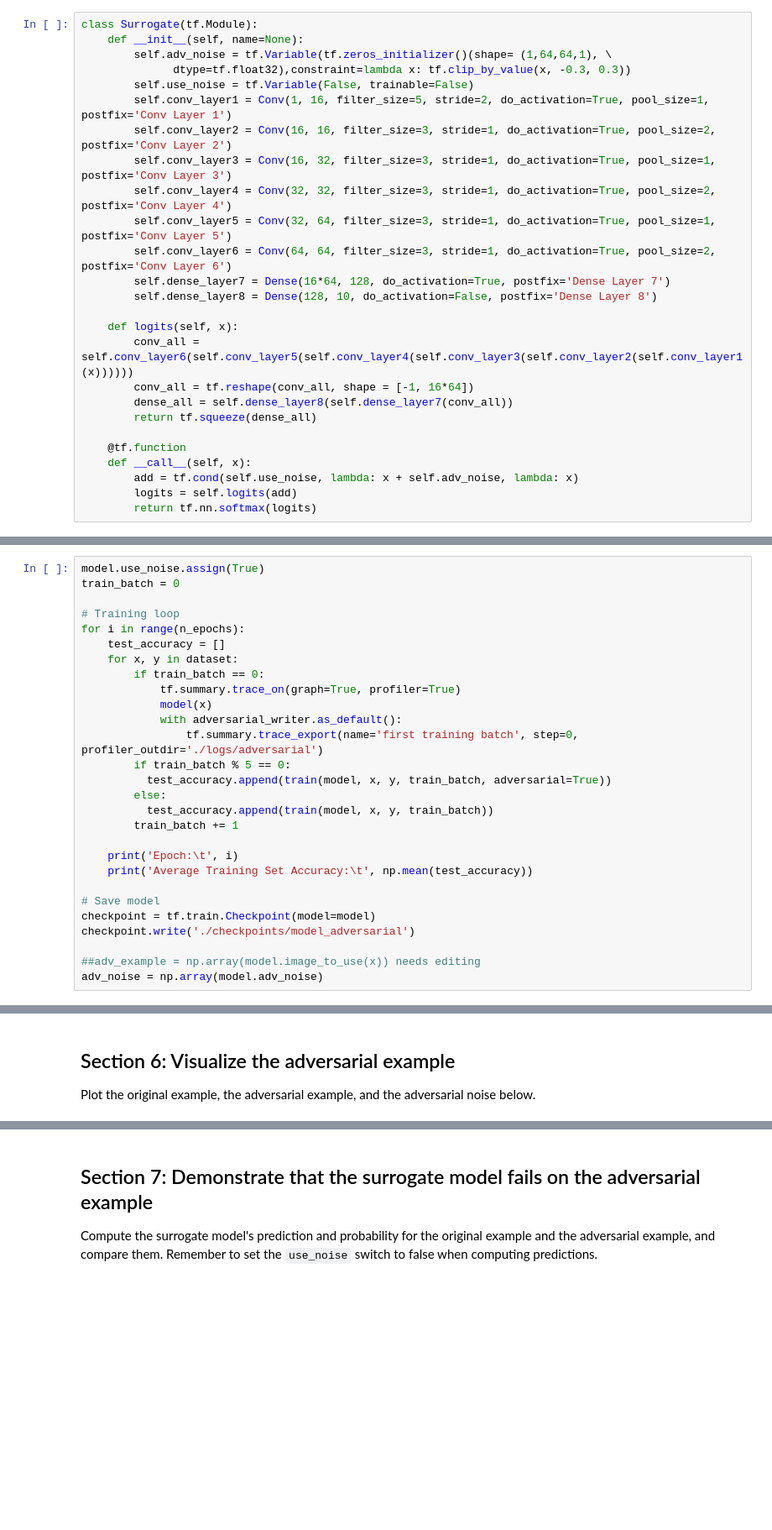
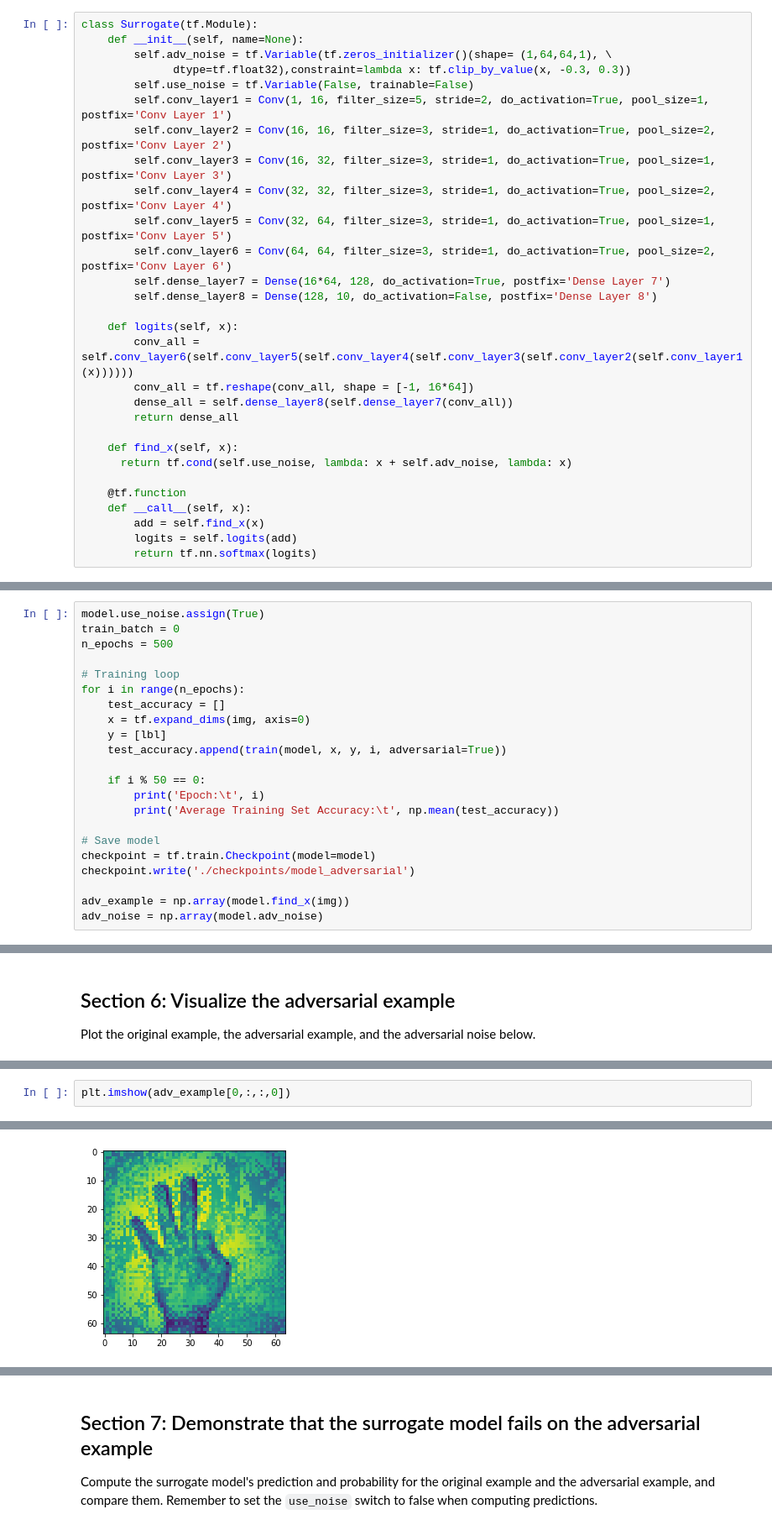
Before and after one commit to dtaylor211/cs12-tensorflow, a Jupyter notebook: labs/lab_5_adversarial_examples/lab_5.ipynb, the cells around one changed output, grey strips where cells are left out. Shown at 84% size. Drawn from its saved outputs; the diff is of its cells as text; blank space fills up the shorter version.

```diff
--- a/labs/lab_5_adversarial_examples/lab_5.ipynb
+++ b/labs/lab_5_adversarial_examples/lab_5.ipynb
@@ -323,11 +323,14 @@ class Surrogate(tf.Module):
         conv_all = self.conv_layer6(self.conv_layer5(self.conv_layer4(self.conv_layer3(self.conv_layer2(self.conv_layer1(x))))))
         conv_all = tf.reshape(conv_all, shape = [-1, 16*64])
         dense_all = self.dense_layer8(self.dense_layer7(conv_all))
-        return tf.squeeze(dense_all)
+        return dense_all
+
+    def find_x(self, x):
+      return tf.cond(self.use_noise, lambda: x + self.adv_noise, lambda: x)
 
     @tf.function
     def __call__(self, x):
-        add = tf.cond(self.use_noise, lambda: x + self.adv_noise, lambda: x)
+        add = self.find_x(x)
         logits = self.logits(add)
         return tf.nn.softmax(logits)
 # %% [markdown]
@@ -473,29 +473,23 @@ Text(0.5, 1.0, 'True label: 9')
 # %%
 model.use_noise.assign(True)
 train_batch = 0
+n_epochs = 500
 
 # Training loop
 for i in range(n_epochs):
     test_accuracy = []
-    for x, y in dataset:
-        if train_batch == 0:
-            tf.summary.trace_on(graph=True, profiler=True)
-            model(x)
-            with adversarial_writer.as_default():
-                tf.summary.trace_export(name='first training batch', step=0, profiler_outdir='./logs/adversarial')
-        if train_batch % 5 == 0:
-          test_accuracy.append(train(model, x, y, train_batch, adversarial=True))
-        else:
-          test_accuracy.append(train(model, x, y, train_batch))
-        train_batch += 1
+    x = tf.expand_dims(img, axis=0)
+    y = [lbl]
+    test_accuracy.append(train(model, x, y, i, adversarial=True))
 
-    print('Epoch:\t', i)
-    print('Average Training Set Accuracy:\t', np.mean(test_accuracy))
+    if i % 50 == 0:
+        print('Epoch:\t', i)
+        print('Average Training Set Accuracy:\t', np.mean(test_accuracy))
 
 # Save model
 checkpoint = tf.train.Checkpoint(model=model)
 checkpoint.write('./checkpoints/model_adversarial')
 
-##adv_example = np.array(model.image_to_use(x)) needs editing
+adv_example = np.array(model.find_x(img))
 adv_noise = np.array(model.adv_noise)
 # %% [output]
@@ -511,0 +525,3 @@ plt.imshow(adv_noise[:,:,0], cmap='gray')
+# %%
+plt.imshow(adv_example[0,:,:,0])
+# %% [output]
@@ -511,0 +529 @@ plt.imshow(adv_noise[:,:,0], cmap='gray')
+[figure, added]
```
Also changed, not shown: parts of 14 cells of this notebook.
